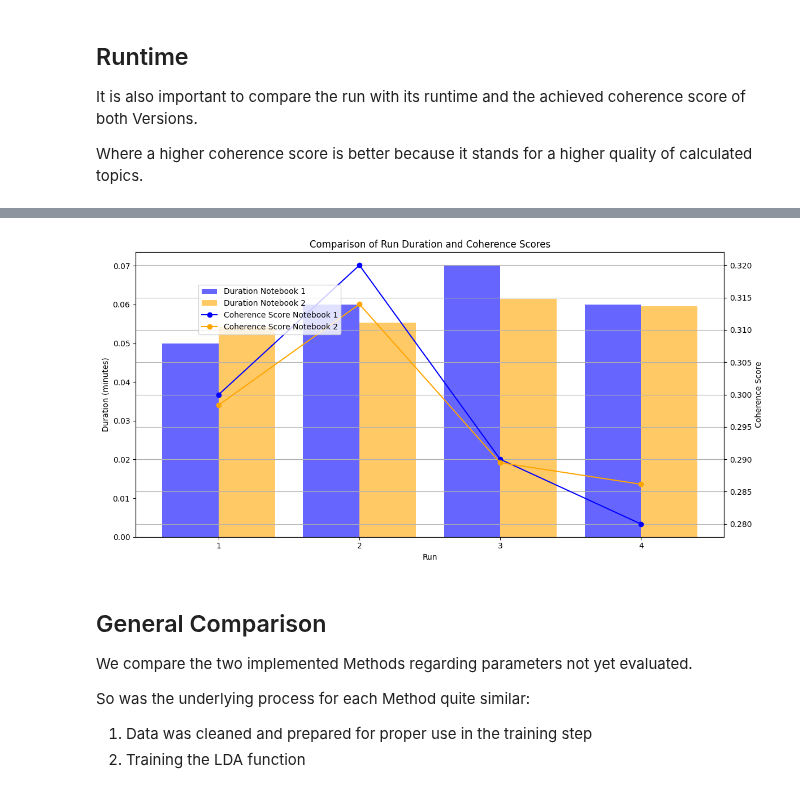
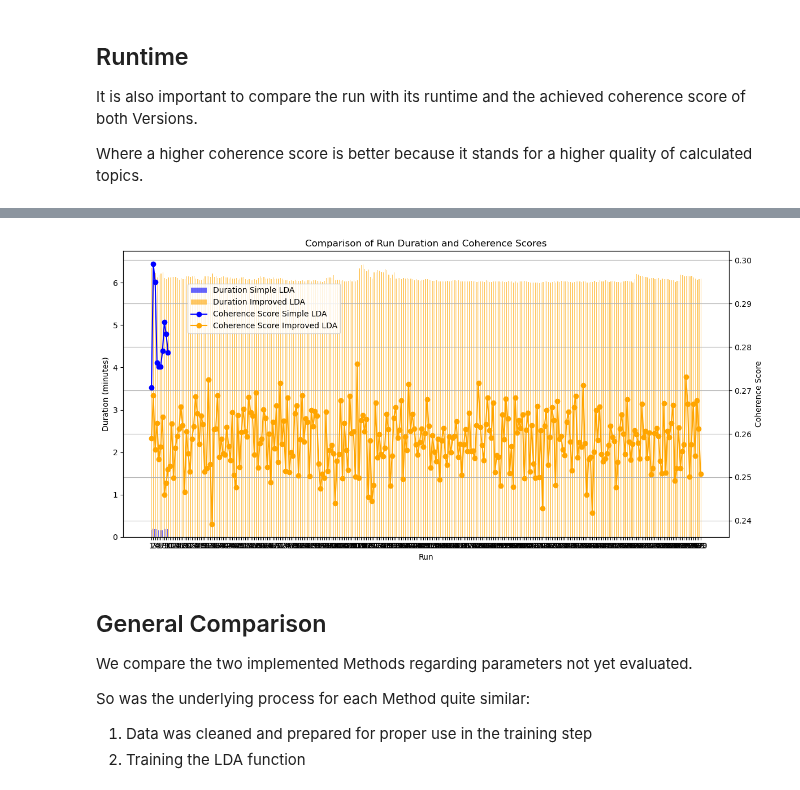
Before and after one commit to NiklasElsaesser/bug-free-fishstick, a Jupyter notebook: Benchmarks&Visualizations.ipynb, the cells around one changed output, grey strips where cells are left out. Cells and saved outputs as stored; diff of their text form; code cells hidden in the pictures.

```diff
--- a/Benchmarks&Visualizations.ipynb
+++ b/Benchmarks&Visualizations.ipynb
@@ -381,10 +314,13 @@ Notebook 2 Data:
 # %%
+df_notebook1 = pd.read_csv('data/DUMMY-run_details_with_coherence.csv')
+df_notebook2 = pd.read_csv('data/VSC5_run_details_with_coherence.csv')
+
 # Merge the DataFrames on the 'Run' column
 merged_df = pd.merge(df_notebook1, df_notebook2[['Run', 'Duration (minutes)', 'Coherence Score']],
-                     on='Run', suffixes=('_notebook1', '_notebook2'), how='outer')
+                     on='Run', suffixes=(' vanilla', ' improved'), how='outer')
 
 # Display the merged DataFrame
 print("\nMerged DataFrame:")
-print(merged_df)
+merged_df.head()
 # %% [output]
 Merged DataFrame:
@@ -404,42 +335,42 @@ import matplotlib.pyplot as plt
 
 # Plotting the run duration and coherence scores from both notebooks
 fig, ax1 = plt.subplots(figsize=(12, 6))
 
 # Plot for Duration
-ax1.bar(merged_df['Run'] - 0.2, merged_df['Duration (minutes)_notebook1'],
-        width=0.4, label='Duration Notebook 1', color='blue', alpha=0.6)
-ax1.bar(merged_df['Run'] + 0.2, merged_df['Duration (minutes)_notebook2'],
-        width=0.4, label='Duration Notebook 2', color='orange', alpha=0.6)
+ax1.bar(merged_df['Run'] - 0.2, merged_df['Duration (minutes) vanilla'],
+        width=0.4, label='Duration Simple LDA', color='blue', alpha=0.6)
+ax1.bar(merged_df['Run'] + 0.2, merged_df['Duration (minutes) improved'],
+        width=0.4, label='Duration Improved LDA', color='orange', alpha=0.6)
 
 # Adding labels for the first y-axis
 ax1.set_xlabel('Run')
 ax1.set_ylabel('Duration (minutes)', color='black')
 ax1.tick_params(axis='y', labelcolor='black')
 
 # Create a secondary y-axis for coherence scores
 ax2 = ax1.twinx()
-ax2.plot(merged_df['Run'], merged_df['Coherence Score_notebook1'],
-         marker='o', label='Coherence Score Notebook 1', color='blue')
-ax2.plot(merged_df['Run'], merged_df['Coherence Score_notebook2'],
-         marker='o', label='Coherence Score Notebook 2', color='orange')
+ax2.plot(merged_df['Run'], merged_df['Coherence Score vanilla'],
+         marker='o', label='Coherence Score Simple LDA', color='blue')
+ax2.plot(merged_df['Run'], merged_df['Coherence Score improved'],
+         marker='o', label='Coherence Score Improved LDA', color='orange')
 
 # Adding labels and title for the secondary y-axis
 ax2.set_ylabel('Coherence Score', color='black')
 ax2.tick_params(axis='y', labelcolor='black')
 
 # Combine legends
 fig.legend(loc='upper left', bbox_to_anchor=(0.1, 0.9), bbox_transform=ax1.transAxes)
 
 # Adding title
 plt.title('Comparison of Run Duration and Coherence Scores')
 plt.xticks(merged_df['Run'])  # Set x-ticks to be the run numbers
 plt.grid()
 
 # Show the plot
 plt.tight_layout()
 plt.show()
 # %% [output]
-[figure, old version]
+[figure, new version]
 # %% [markdown]
 ## General Comparison
 We compare the two implemented Methods regarding parameters not yet evaluated.
```
Also changed, not shown: parts of 25 cells of this notebook.
